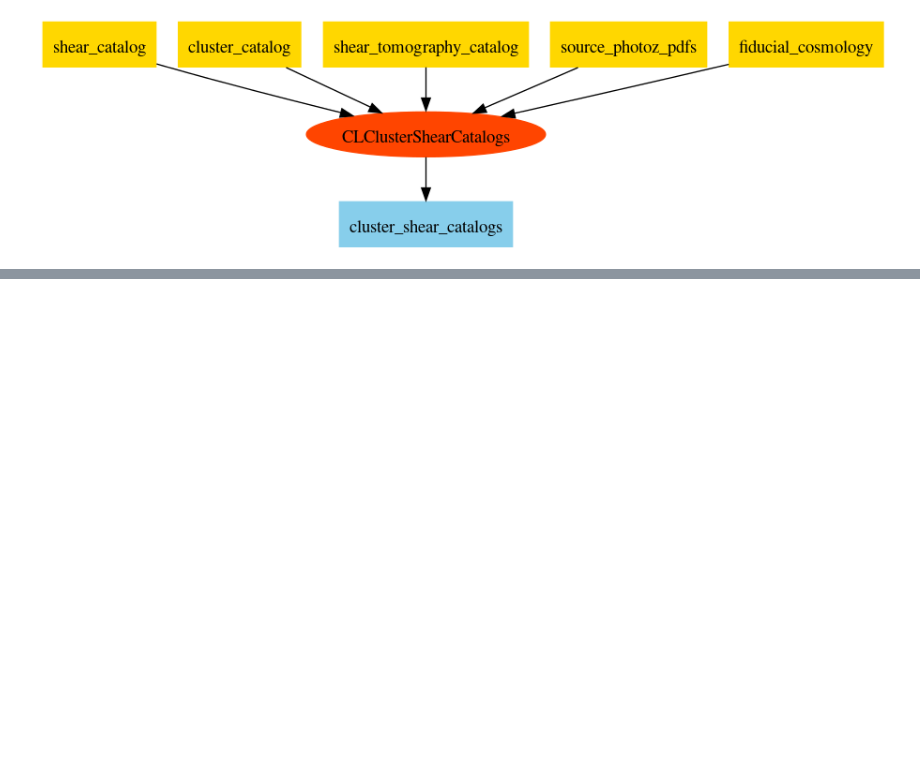
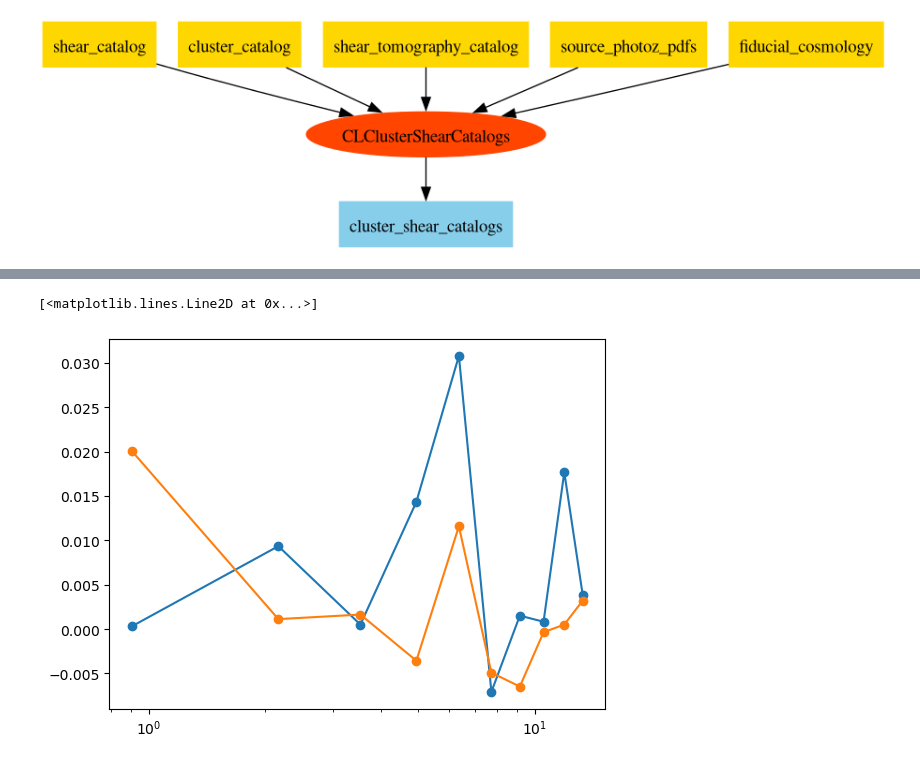
Before and after one commit to LSSTDESC/TXPipe, a Jupyter notebook: notebooks/Run_CL_ClusterShearCatalogs.ipynb, the cells around one changed output, grey strips where cells are left out. Drawn from its saved outputs; the diff is of its cells as text; code cells hidden in the pictures; blank space fills up the shorter version.

```diff
--- a/notebooks/Run_CL_ClusterShearCatalogs.ipynb
+++ b/notebooks/Run_CL_ClusterShearCatalogs.ipynb
@@ -159,0 +172,3 @@ Image(flowchart_file)
+# %%
+cluster_info = ccc.get_cluster_info(9)
+cluster_info
@@ -159,0 +188,3 @@ Image(flowchart_file)
+# %%
+bg_cat = ccc.get_background_shear_catalog(9)
+bg_cat[0:3]
@@ -159,0 +205,4 @@ Image(flowchart_file)
+# %%
+comp=clmm.dataops.compute_tangential_and_cross_components(cluster_info['ra'], cluster_info['dec'],bg_cat['ra'],bg_cat['dec'],bg_cat['e1'], bg_cat['e2'], coordinate_system='celestial')
+# %%
+prof = clmm.make_radial_profile(comp, bg_cat['distance_arcmin'],"arcmin","arcmin")
@@ -159,0 +228,6 @@ Image(flowchart_file)
+# %%
+plt.semilogx(prof['radius'], prof['p_1'],'o-')
+plt.semilogx(prof['radius'], prof['p_2'],'o-')
+# %% [output]
+[<matplotlib.lines.Line2D at 0x...>]
+[figure, added]
```
Also changed, not shown: parts of 14 cells of this notebook, 3 other files.
